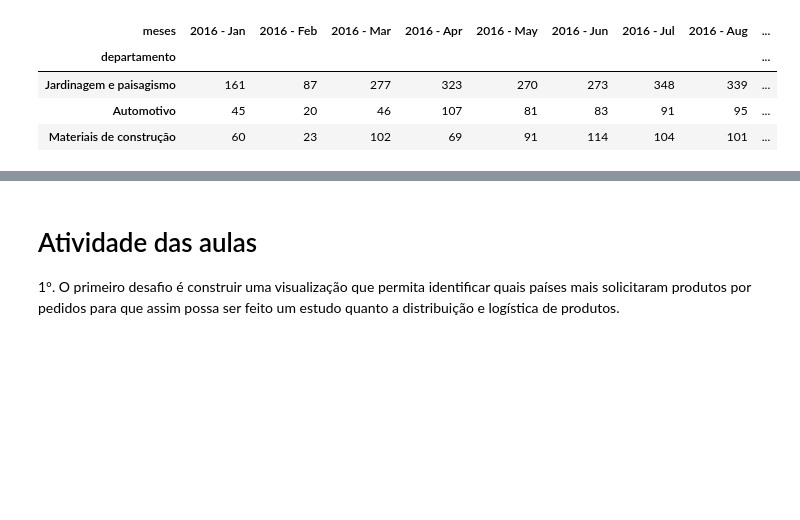
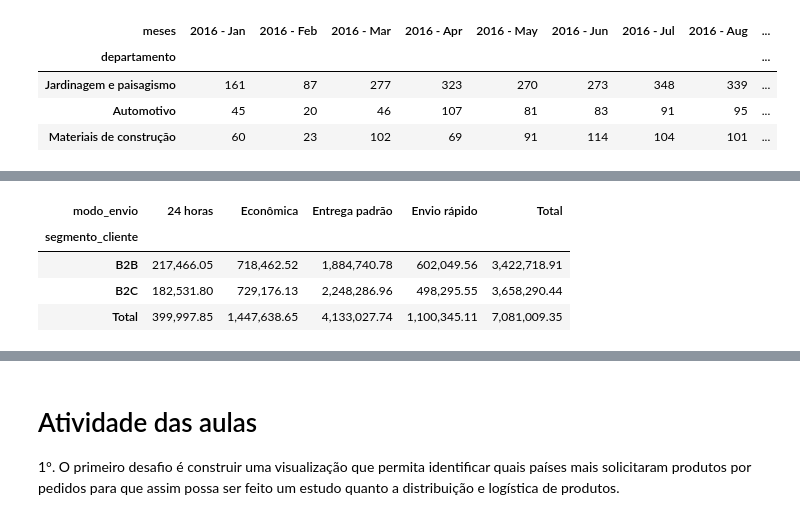
Before and after one commit to EmilyCarla/ONE_DataScience, a Jupyter notebook: EstilizaçãoDeTabelas.ipynb, the cells around one changed output, grey strips where cells are left out. Drawn from its saved outputs; the diff is of its cells as text; code cells hidden in the pictures; blank space fills up the shorter version.

```diff
--- a/EstilizaçãoDeTabelas.ipynb
+++ b/EstilizaçãoDeTabelas.ipynb
@@ -429,0 +454,9 @@ estilo_mensal.set_table_styles([colunas, tabelas, index], overwrite=False)
+# %%
+compra_cliente = df_cliente.style.format('{:,.2f}')
+compra_cliente
+# %% [output]
+| modo_envio | 24 horas | Econômica | Entrega padrão | Envio rápido | Total |
+| segmento_cliente |  |  |  |  |  |
+| B2B | 217,466.05 | 718,462.52 | 1,884,740.78 | 602,049.56 | 3,422,718.91 |
+| B2C | 182,531.80 | 729,176.13 | 2,248,286.96 | 498,295.55 | 3,658,290.44 |
+| Total | 399,997.85 | 1,447,638.65 | 4,133,027.74 | 1,100,345.11 | 7,081,009.35 |
```
Also changed, not shown: parts of 10 cells of this notebook.
